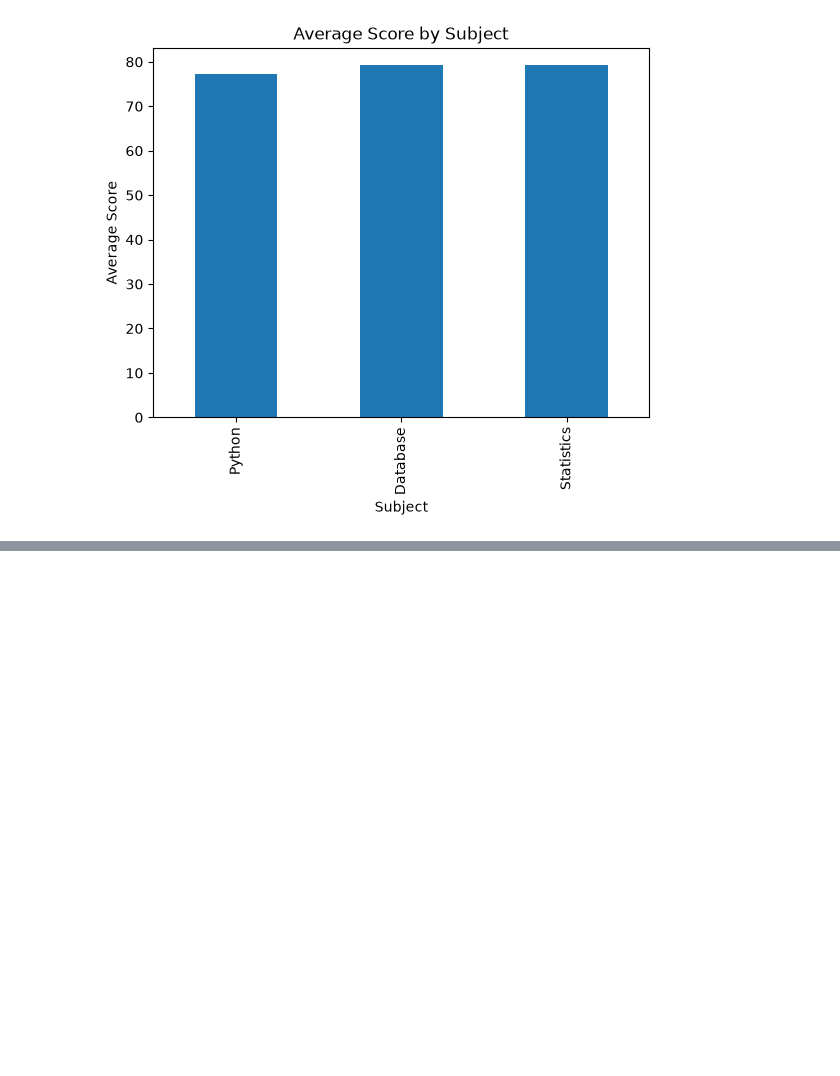
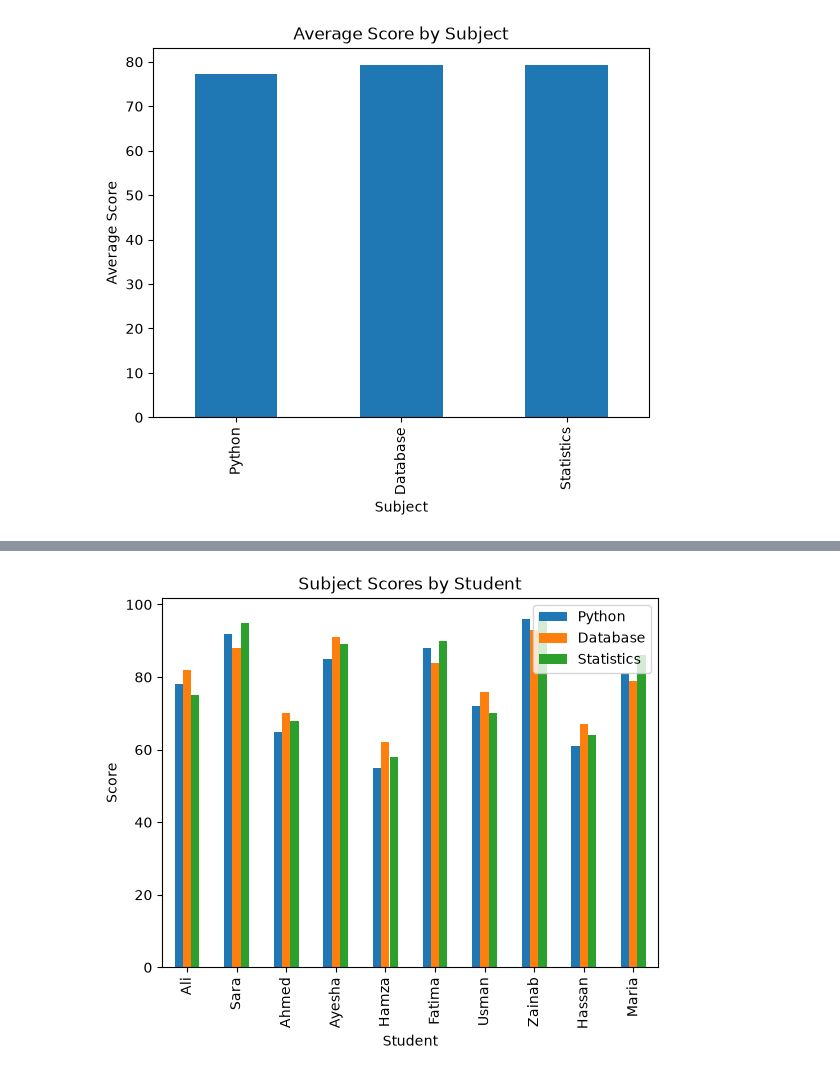
Before and after one commit to KhadijaJafir/Student-Performance-Analyzer, a Jupyter notebook: Student_Performance_Analyzer.ipynb, the cells around one changed output, grey strips where cells are left out. Saved outputs shown, nothing was run; the diff lists cells and outputs as text; code cells hidden in the pictures; blank space fills up the shorter version.

```diff
--- a/Student_Performance_Analyzer.ipynb
+++ b/Student_Performance_Analyzer.ipynb
@@ -237,0 +263,14 @@ plt.show()
+# %%
+df.plot(
+    x="Name",
+    y=["Python", "Database", "Statistics"],
+    kind="bar"
+)
+
+plt.title("Subject Scores by Student")
+plt.xlabel("Student")
+plt.ylabel("Score")
+
+plt.show()
+# %% [output]
+[figure, added]
```
Also changed, not shown: parts of 5 cells of this notebook.
